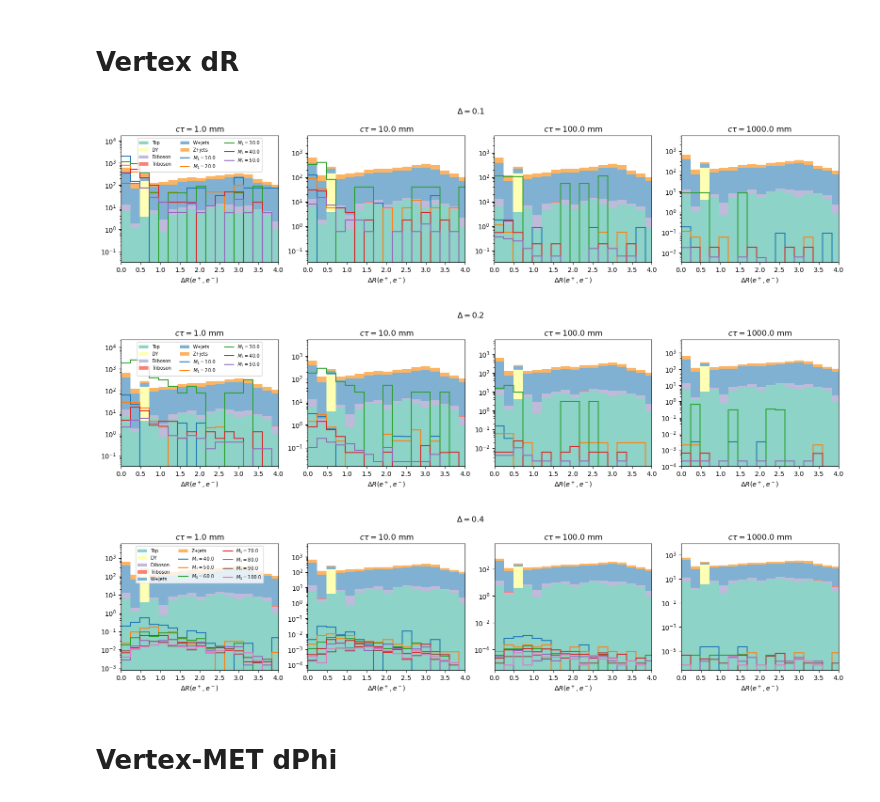
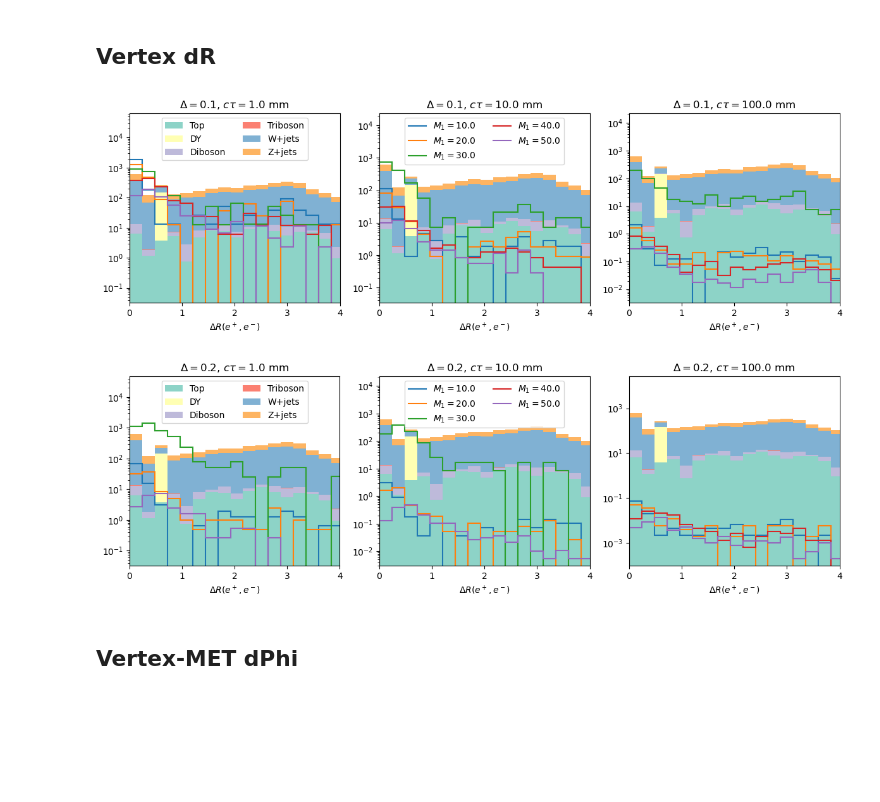
Before and after one commit to liviakong/iDMe, a Jupyter notebook: python_analysis/studies/SR_studies_v3/histograms_jetRej_looseEleID.ipynb, the cells around one changed output. Drawn from its saved outputs; the diff is of its cells as text; code cells hidden in the pictures; blank space fills up the shorter version.

```diff
--- a/python_analysis/studies/SR_studies_v3/histograms_jetRej_looseEleID.ipynb
+++ b/python_analysis/studies/SR_studies_v3/histograms_jetRej_looseEleID.ipynb
@@ -19,5 +16,5 @@ The autoreload extension is already loaded. To reload it, use:
 # %%
-f_sig = "signal_2018_aEM_ejdR_rejection_IDcut.coffea"
+f_sig = "signal_v2_2018_aEM_ejdR_rejection_IDcut.coffea"
 sig = util.load(f_sig)[0]
 
 bkg_files = {
@@ -46,5 +43,5 @@ si = pd.DataFrame.from_dict({s:ptools.signalPoint(s) for s in sig_samples},orien
 cuts = list(sig['cutflow'][sig_samples[0]].keys())
 cutNames = {cname:ptools.getCut(sig['cutDesc'][cname]) for cname in sig['cutDesc'].keys()}
 deltas = sorted(list(set(si.delta)))
-ctaus = sorted(list(set(si.ctau)))
+all_ctaus = sorted(list(set(si.ctau)))
 # %%
@@ -107,13 +148,12 @@ plot("sel_vtx_vxy",[0,50],logy=True,rebin=100j)
 # %% [markdown]
-# Vertex dR
+## Vertex dR
 # %%
 # vertex dR
-plot("sel_vtx_dR",[0,4],logy=True,rebin=4j,xlabel="$\Delta R(e^+,e^-)$")
+plot("sel_vtx_dR",[0,4],logy=True,rebin=4j,xlabel="$\Delta R(e^+,e^-)$",scaley=20,cut="cut7")
 # %% [output]
-[figure, old version]
+[figure, new version]
-[figure, old version]
+[figure, new version]
-[figure, removed]
 # %% [markdown]
-# Vertex-MET dPhi
+## Vertex-MET dPhi
 # %%
 # vertex MET dPhi
```
Also changed, not shown: parts of 36 cells of this notebook, 45 other files.
